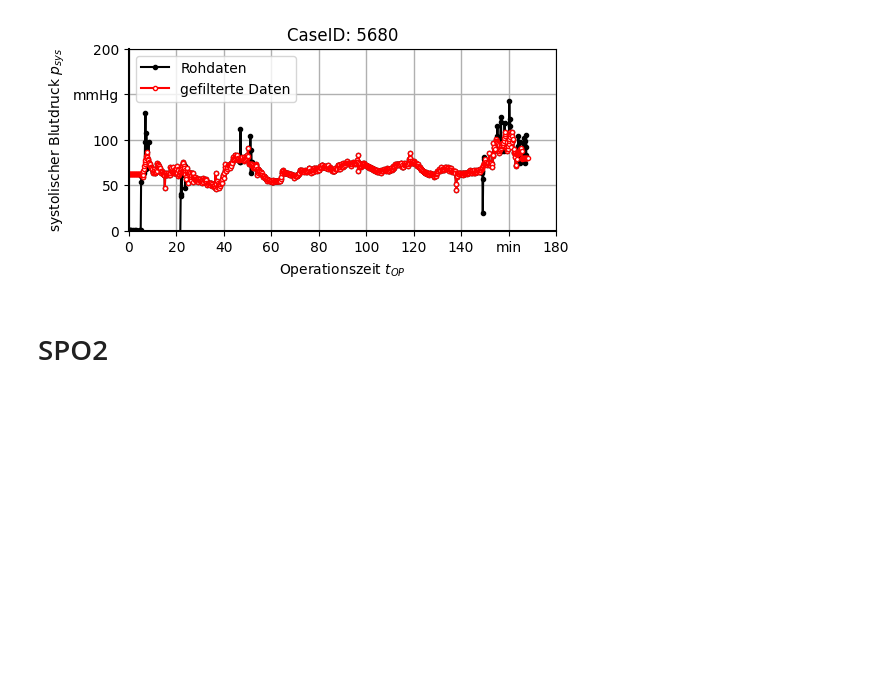
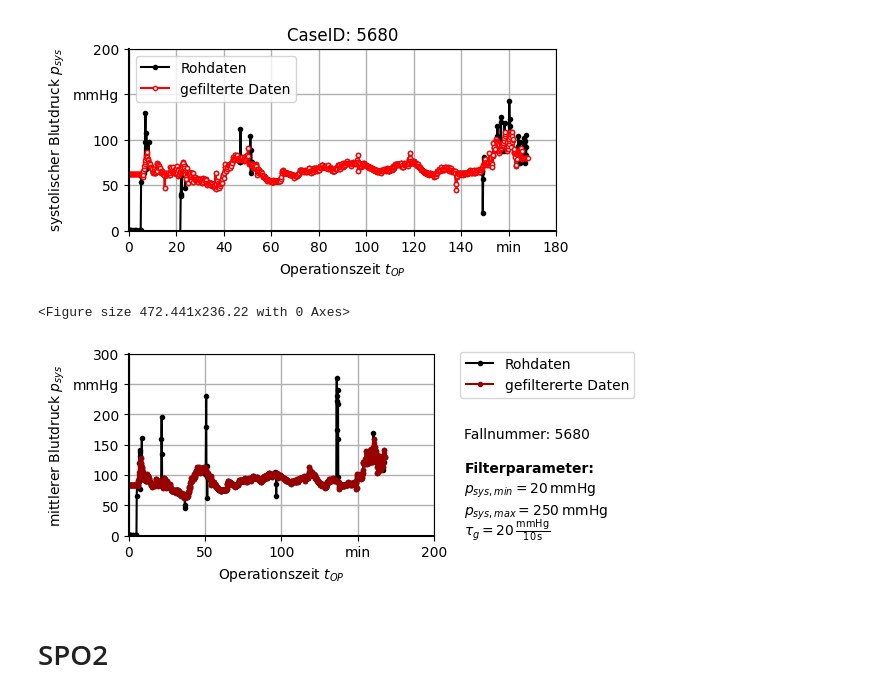
Before and after one commit to naderinho/anesthesia_anomaly_detection, a Jupyter notebook: 03_vital_filter.ipynb, the cells around one changed output. Drawn from its saved outputs; the diff is of its cells as text; code cells hidden in the pictures; blank space fills up the shorter version.

```diff
--- a/03_vital_filter.ipynb
+++ b/03_vital_filter.ipynb
@@ -388,6 +387,83 @@ plt.show()
 plt.show()
 # %% [output]
 [figure]
+# %%
+caseid = pd.read_csv(datapath + savepath +'dataset.csv', index_col=0).index.to_list()
+
+#track = ['Solar8000/ART_DBP']
+track = ['Solar8000/ART_MBP']
+#track = ['Solar8000/ART_SBP']
+
+i = 15
+case = caseid[i]
+
+filepath = datapath+'vitaldb_tiva/'+str(case).zfill(4)+'.vital'
+
+vitaldata = vf.VitalFile(ipath = filepath, track_names = track)
+vitaldata = vitaldata.to_pandas(track_names=track,interval=10)
+
+time = np.linspace(0,len(vitaldata)*10/60,len(vitaldata))
+
+plt.figure(figsize=(12/2.54, 6/2.54))
+plt.rcParams['font.size'] = 10
+
+# Colors
+color1 = (0, 0, 0)
+color2 = (1, 1, 1)
+color3 = (159/255, 182/255, 196/255)
+color4 = (125/255, 102/255, 102/255)
+color5 = (153/255, 0, 0)
+
+# Create the first plot
+fig, ax1 = plt.subplots(figsize=(10/2.54, 6/2.54))
+ax1.plot(time, vitaldata, color=color1, label='Rohdaten', marker='.', markerfacecolor='k')
+filtered = outlierfilter(vitaldata, 20, 2, 20, 250)
+ax1.plot(time, filtered, color=color5, label='gefiltererte Daten', marker='.', markerfacecolor=color5)
+
+ax1.set_xlabel('Operationszeit $t_{OP}$')
+ax1.set_ylabel('mittlerer Blutdruck $p_{sys}$')
+ax1.grid(True, linewidth=1.0)
+
+# Axis settings
+ax = plt.gca()
+ax.spines['left'].set_linewidth(1.5)
+ax.spines['bottom'].set_linewidth(1.5)
+
+# Limits
+ax1.set_xlim(left=0, right=180)
+ax1.set_ylim(bottom=0, top=300)
+
+
+# Einheiten auf x-Achse
+xunit = 'min'
+ticks = ax1.get_xticks()
+ticks = [int(tick) for tick in ticks]
+ticks_with_units = [xunit if i == len(ticks) - 2 else ticks[i] for i in range(len(ticks))]
+ax1.set_xticks(ticks)
+ax1.set_xticklabels(ticks_with_units)
+
+# Einheiten auf y1-Achse
+yunit = 'mmHg'
+ticks = ax1.get_yticks()
+ticks = [int(tick) for tick in ticks]
+ticks_with_units = [yunit if i == len(ticks) - 2 else ticks[i] for i in range(len(ticks))]
+ax1.set_yticks(ticks)
+ax1.set_yticklabels(ticks_with_units)
+
+ax1.legend(loc='upper right' ,bbox_to_anchor=(1.68, 1.05))
+
+t = 220
+ax1.text(t, 160, s='Fallnummer: ' + str(case))
+ax1.text(t, 105, s='Filterparameter:', fontweight='bold')
+ax1.text(t, 70, s='$p_{sys,min} = 20 \,\mathrm{mmHg}$')
+ax1.text(t, 35, s='$p_{sys,max} = 250 \,\mathrm{mmHg}$')
+ax1.text(t, 0,  s=r'$\tau_g = 20 \, \frac{\mathrm{mmHg}}{10\,\mathrm{s}}$')
+
+#plt.show()
+plt.savefig('figures/4_2_bp_mean.pdf', bbox_inches='tight', pad_inches=0.2, format='pdf')
+# %% [output]
+<Figure size 472.441x236.22 with 0 Axes>
+[figure, added]
 # %% [markdown]
 # SPO2
 # %%
```
Also changed, not shown: parts of 4 cells of this notebook.
